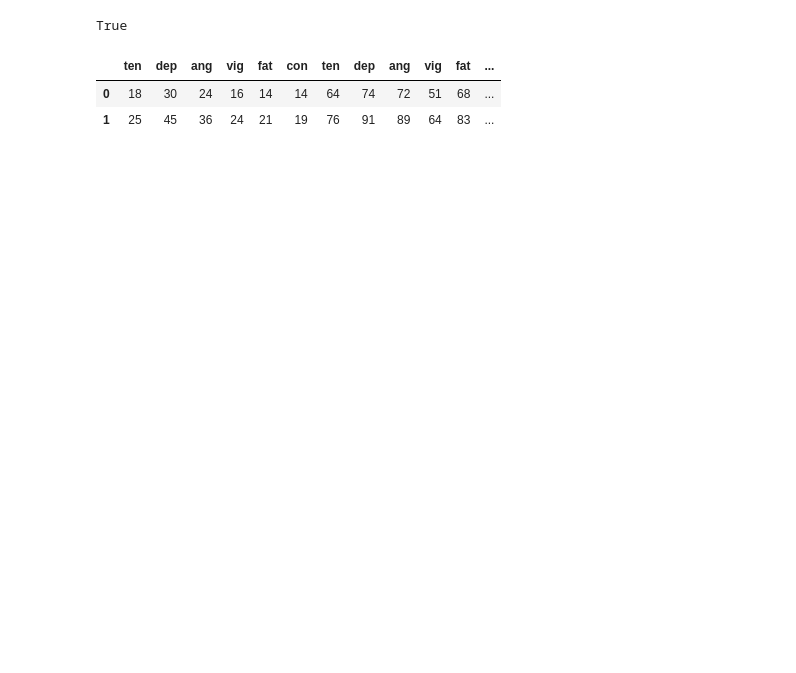
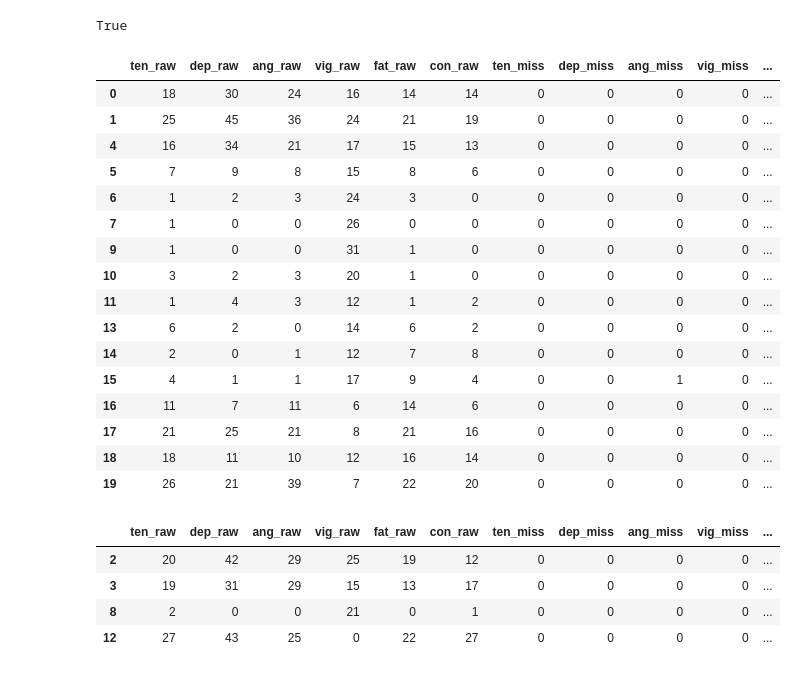
Before and after one commit to alkaest2002/scoring_machine, a Jupyter notebook: scoring_machine.ipynb, the cells around one changed output. Drawn from its saved outputs; the diff is of its cells as text; code cells hidden in the pictures; blank space fills up the shorter version.

```diff
--- a/scoring_machine.ipynb
+++ b/scoring_machine.ipynb
@@ -29,3 +32,7 @@ data.head()
+# %%
+def add_suffix(data, suffix):
+    data.columns = [f"{c}_{suffix}" for c in data.columns]
+    return data
 # %%
 class Sanitizer():
 
@@ -194,19 +206,40 @@ sanitizer.check_length(items)
 # %% [output]
 True
 # %%
-
-male_norms = norms[norms["norms_id"] == 1]
-raw_scores = scorer.compute_raw_scores(items)
-missing_by_scale = scorer.count_missing_items_per_scale(items)
-standardized_scores = scorer.compute_standard_scores(raw_scores, norms, "tscore")
-interpretation = scorer.compute_standard_scores(raw_scores, norms, "interpretation")
-
-output = pd.concat([
-    raw_scores,
-    standardized_scores,
-    interpretation
-], axis=1)
+for norms_id, group_data in data.groupby("norms_id"):
+    group_norms = norms[norms["norms_id"] == norms_id]
+    group_answers = group_data.iloc[:,1:]
+    raw_scores = scorer.compute_raw_scores(group_answers)
+    missing_by_scale = scorer.count_missing_items_per_scale(group_answers)
+    standardized_scores = scorer.compute_standard_scores(raw_scores, group_norms, "tscore")
+    interpretation = scorer.compute_standard_scores(raw_scores, group_norms, "interpretation")
+    output = pd.concat([
+        add_suffix(raw_scores, "raw"),
+        add_suffix(missing_by_scale, "miss"),
+        add_suffix(standardized_scores, "std"),
+        add_suffix(interpretation, "std_int")
+    ], axis=1)
+    display(output)
 # %% [output]
-|  | ten | dep | ang | vig | fat | con | ten | dep | ang | vig | fat | ... |
-| 0 | 18 | 30 | 24 | 16 | 14 | 14 | 64 | 74 | 72 | 51 | 68 | ... |
-| 1 | 25 | 45 | 36 | 24 | 21 | 19 | 76 | 91 | 89 | 64 | 83 | ... |
+|  | ten_raw | dep_raw | ang_raw | vig_raw | fat_raw | con_raw | ten_miss | dep_miss | ang_miss | vig_miss | ... |
+| 0 | 18 | 30 | 24 | 16 | 14 | 14 | 0 | 0 | 0 | 0 | ... |
+| 1 | 25 | 45 | 36 | 24 | 21 | 19 | 0 | 0 | 0 | 0 | ... |
+| 4 | 16 | 34 | 21 | 17 | 15 | 13 | 0 | 0 | 0 | 0 | ... |
+| 5 | 7 | 9 | 8 | 15 | 8 | 6 | 0 | 0 | 0 | 0 | ... |
+| 6 | 1 | 2 | 3 | 24 | 3 | 0 | 0 | 0 | 0 | 0 | ... |
+| 7 | 1 | 0 | 0 | 26 | 0 | 0 | 0 | 0 | 0 | 0 | ... |
+| 9 | 1 | 0 | 0 | 31 | 1 | 0 | 0 | 0 | 0 | 0 | ... |
+| 10 | 3 | 2 | 3 | 20 | 1 | 0 | 0 | 0 | 0 | 0 | ... |
+| 11 | 1 | 4 | 3 | 12 | 1 | 2 | 0 | 0 | 0 | 0 | ... |
+| 13 | 6 | 2 | 0 | 14 | 6 | 2 | 0 | 0 | 0 | 0 | ... |
+| 14 | 2 | 0 | 1 | 12 | 7 | 8 | 0 | 0 | 0 | 0 | ... |
+| 15 | 4 | 1 | 1 | 17 | 9 | 4 | 0 | 0 | 1 | 0 | ... |
+| 16 | 11 | 7 | 11 | 6 | 14 | 6 | 0 | 0 | 0 | 0 | ... |
+| 17 | 21 | 25 | 21 | 8 | 21 | 16 | 0 | 0 | 0 | 0 | ... |
+| 18 | 18 | 11 | 10 | 12 | 16 | 14 | 0 | 0 | 0 | 0 | ... |
+| 19 | 26 | 21 | 39 | 7 | 22 | 20 | 0 | 0 | 0 | 0 | ... |
+|  | ten_raw | dep_raw | ang_raw | vig_raw | fat_raw | con_raw | ten_miss | dep_miss | ang_miss | vig_miss | ... |
+| 2 | 20 | 42 | 29 | 25 | 19 | 12 | 0 | 0 | 0 | 0 | ... |
+| 3 | 19 | 31 | 29 | 15 | 13 | 17 | 0 | 0 | 0 | 0 | ... |
+| 8 | 2 | 0 | 0 | 21 | 0 | 1 | 0 | 0 | 0 | 0 | ... |
+| 12 | 27 | 43 | 25 | 0 | 22 | 27 | 0 | 0 | 0 | 0 | ... |
```
Also changed, not shown: parts of 3 cells of this notebook, 1 other file.
